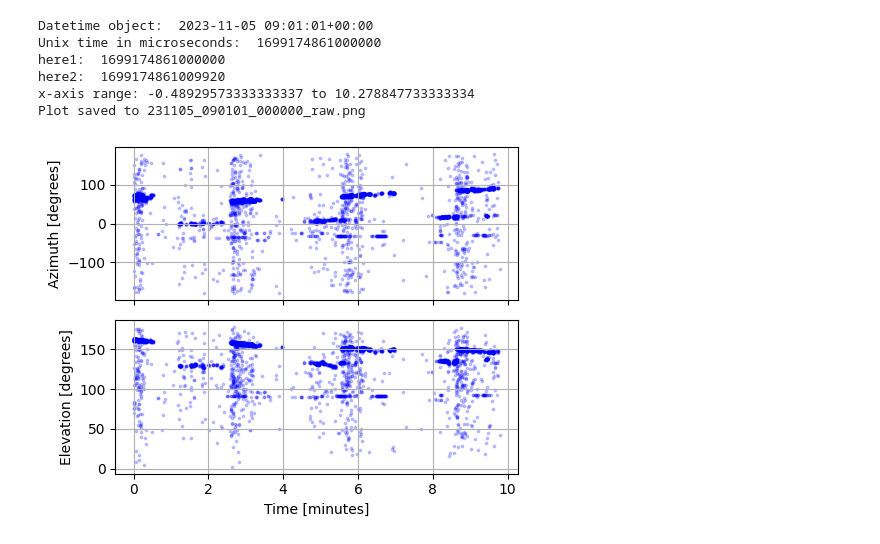
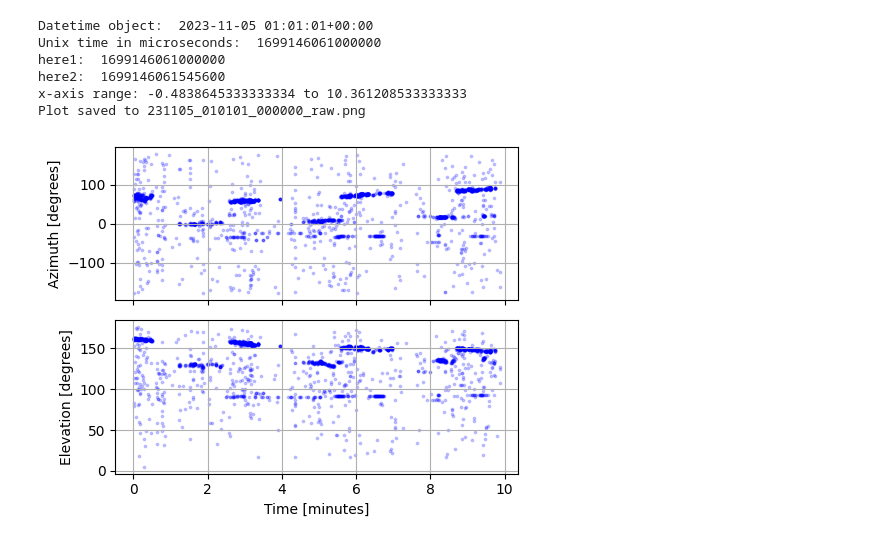
Before and after one commit to WAaronD/FreeWILLI_wasd, a Jupyter notebook: analysis/view_saved_log.ipynb, the cells around one changed output. Drawn from its saved outputs; the diff is of its cells as text; code cells hidden in the pictures.

```diff
--- a/analysis/view_saved_log.ipynb
+++ b/analysis/view_saved_log.ipynb
@@ -43,7 +43,7 @@ column_names = [
     "Xcorr23", "Xcorr24", "Xcorr34"
 ]
 # Load the data with the specified column names
-path_doa = "../listener_program/deployment_files/231105_090101_000000"
+path_doa = "../listener_program/deployment_files/231105_010101_000000"
 #231105_090101_000000
 #path_doa = "tracks/231105_090101_000000_103"
 
@@ -73,37 +73,37 @@ fig, (ax1, ax2) = plt.subplots(2, 1, figsize=(5, 4), sharex=True)
 
 # Plot Azimuth vs. Time with transparency on the first subplot
 ax1.scatter(df["TimeMinutes"], azData, marker='o', s=3, color='b', alpha=0.2)
 ax1.set_ylabel("Azimuth [degrees]")
 #ax1.set_ylim(-180, 200)
 #ax1.set_xlim(-3, 64.0188)
 ax1.grid(True)
 
 # Plot Elevation vs. Time with transparency on the second subplot
 ax2.scatter(df["TimeMinutes"], elData, marker='o', s=3, color='b', alpha=0.2)
 ax2.set_xlabel("Time [minutes]")
 ax2.set_ylabel("Elevation [degrees]")
 #ax2.set_ylim(30, 200)
 #ax2.set_xlim(-3, 64.0188)
 ax2.grid(True)
 x_min, x_max = ax1.get_xlim()
 print(f"x-axis range: {x_min} to {x_max}")
 
 # Adjust the layout to ensure no overlapping and display the plot
 plt.tight_layout()
 
 # Extract the base path from the file path and create the output file path
 base_path = os.path.splitext(path_doa.split('/')[-1])[0]  # Remove file extension
 output_path = base_path + "_raw.png"  # Append desired file name extension
 
 # Save the figure to the output path
 plt.savefig(output_path, dpi=300)
 print(f"Plot saved to {output_path}")
 plt.show()
 # %% [output]
-Datetime object:  2023-11-05 09:01:01+00:00
-Unix time in microseconds:  1699174861000000
-here1:  1699174861000000
-here2:  1699174861009920
-x-axis range: -0.48929573333333337 to 10.278847733333334
-Plot saved to 231105_090101_000000_raw.png
+Datetime object:  2023-11-05 01:01:01+00:00
+Unix time in microseconds:  1699146061000000
+here1:  1699146061000000
+here2:  1699146061545600
+x-axis range: -0.4838645333333334 to 10.361208533333333
+Plot saved to 231105_010101_000000_raw.png
-[figure, old version]
+[figure, new version]
```
Also changed, not shown: 13 other files.
